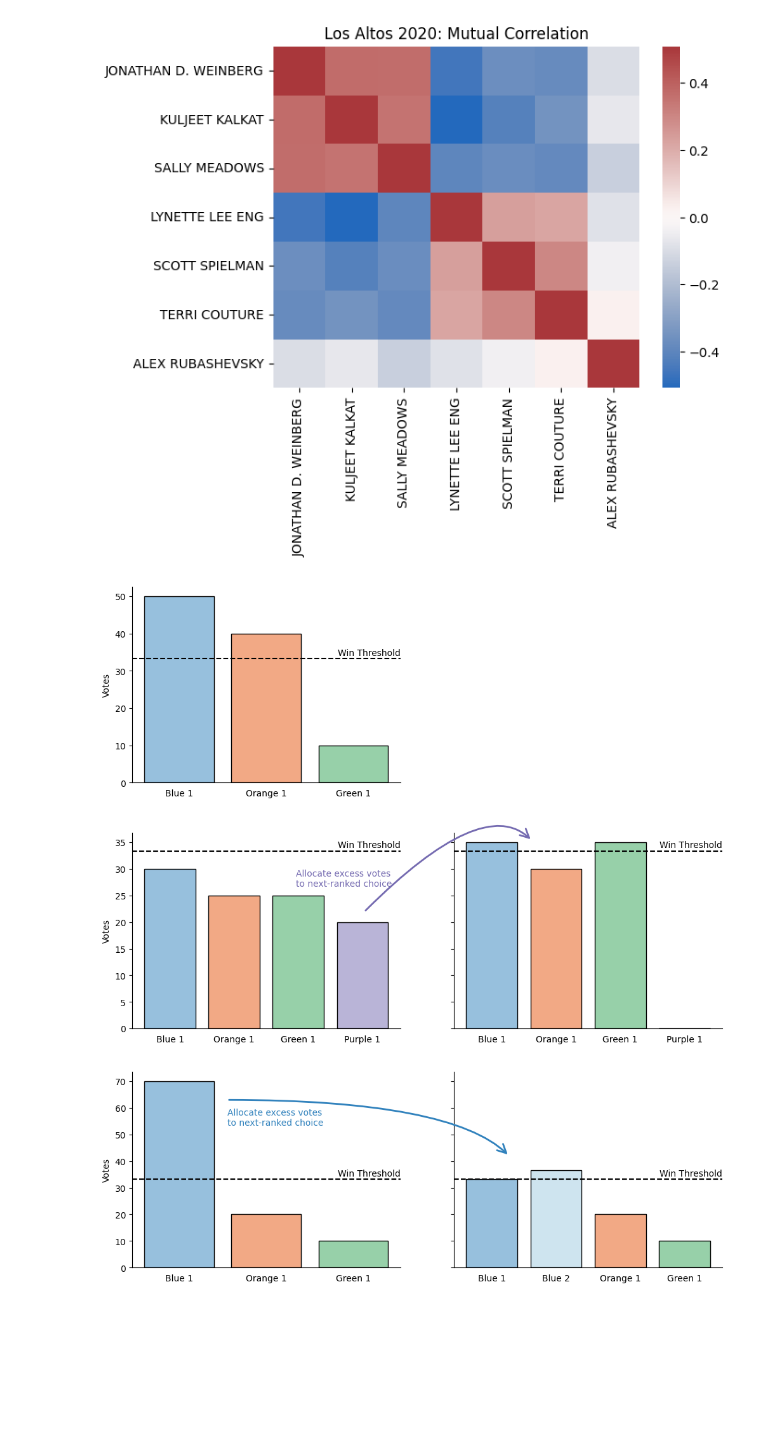
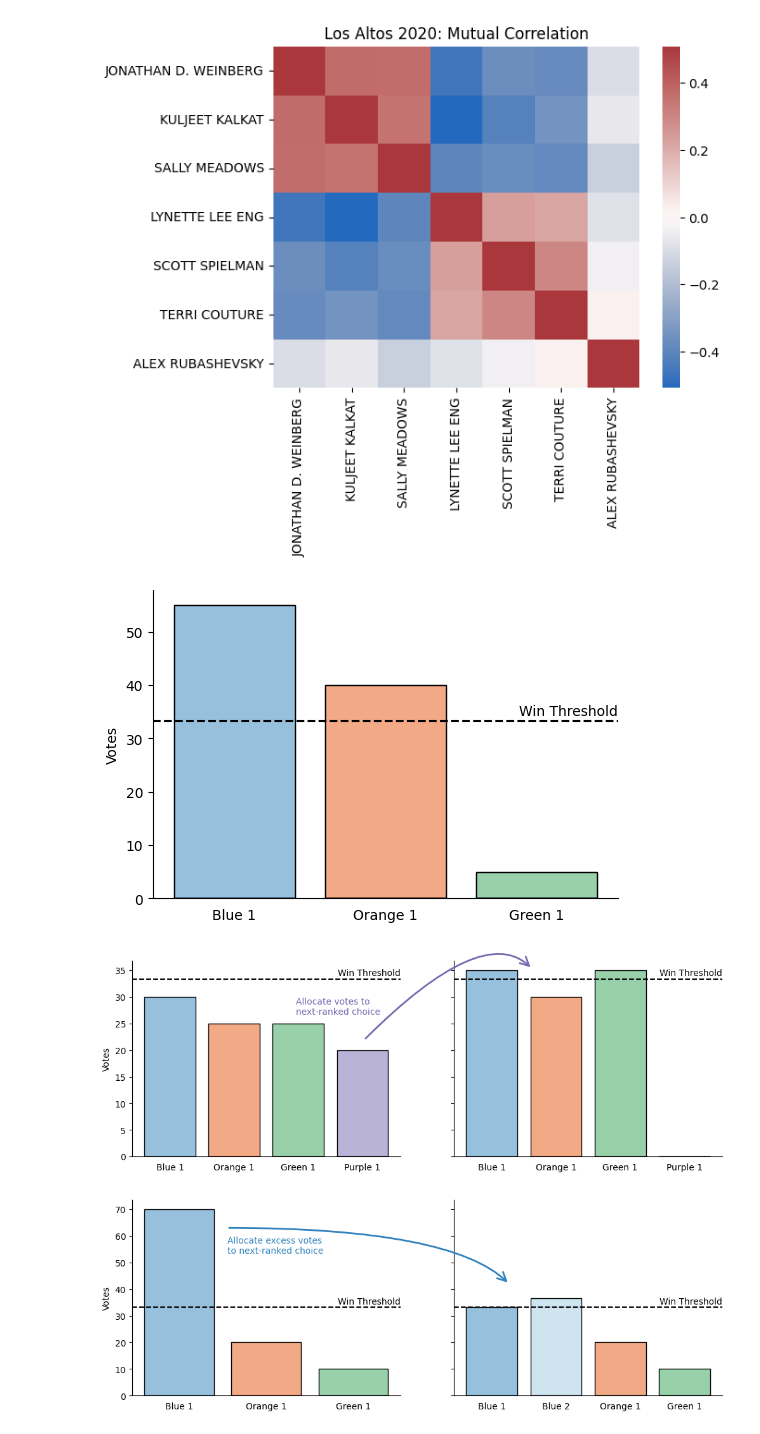
Before and after one commit to chrisroat/voters_choice, a Jupyter notebook: voters_choice.ipynb, the cells around one changed output. Drawn from its saved outputs; the diff is of its cells as text; code cells hidden in the pictures; blank space fills up the shorter version.

Commit message:
Plot updates

```diff
--- a/voters_choice.ipynb
+++ b/voters_choice.ipynb
@@ -31,7 +31,8 @@ def plot_lines(lines, ax):
         ax.text(text_x, level*1.01, text, va="bottom", ha="right")
 
 
-def plot_arrow(fig, posA, posB, color="Blue", txt_pos=None, angleA=0):
+DEFAULT_ARROW_TEXT = "Allocate excess votes\nto next-ranked choice"
+def plot_arrow(fig, posA, posB, color="Blue", txt_pos=None, angleA=0, arrow_text=DEFAULT_ARROW_TEXT):
     arrow = patches.FancyArrowPatch(posA=posA, posB=posB,
                                     color=colors[color][0],
                                     arrowstyle="->, head_width=5, head_length=10",
@@ -41,10 +42,13 @@ def plot_arrow(fig, posA, posB, color="Blue", txt_pos=None, angleA=0):
     fig.patches.append(arrow)
 
     if txt_pos:
-        fig.text(*txt_pos, "Allocate excess votes\nto next-ranked choice", color=colors[color][0])
+        fig.text(*txt_pos, arrow_text, color=colors[color][0])
 
 def make_plot(cands0, lines0, cands1=None, lines1=None, **kwargs):
-    fig, (ax0, ax1) = plt.subplots(nrows=1, ncols=2, figsize=(12,4), sharey=True)
+    if cands1:
+        fig, (ax0, ax1) = plt.subplots(nrows=1, ncols=2, figsize=(12,4), sharey=True)
+    else:
+        fig, ax0 = plt.subplots(nrows=1, ncols=1, figsize=(6,4))
 
     plot_election(cands0, ax0)
     plot_lines(lines0, ax0)
@@ -52,8 +56,6 @@ def make_plot(cands0, lines0, cands1=None, lines1=None, **kwargs):
     if cands1:
         plot_election(cands1, ax1)
         plot_lines(lines1, ax1)
-    else:
-        ax1.axis("off")
 
     if len(kwargs):
         plot_arrow(**kwargs, fig=fig)
@@ -72,11 +74,11 @@ ax.set(xlabel="", ylabel="", title="Los Altos 2020: Mutual Correlation");
 # %% [output]
 [figure]
 # %%
-candidates = [("Blue 1", 50), ("Orange 1", 40), ("Green 1", 10)]
+candidates = [("Blue 1", 55), ("Orange 1", 40), ("Green 1", 5)]
 lines = [(33.33, threshold_text),]
 make_plot(candidates, lines)
 # %% [output]
-[figure, old version]
+[figure, new version]
 # %%
 candidates0 = [("Blue 1", 30), ("Orange 1", 25), ("Green 1", 25), ("Purple 1", 20)]
 lines0 = [(33.33, threshold_text),]
@@ -84,9 +86,10 @@ candidates1 = [("Blue 1", 35), ("Orange 1", 30), ("Green 1", 35), ("Purple 1", 0
 lines1 = [(33.33, threshold_text),]
 posA, posB = (0.43, 0.57), (0.65, 0.85)
 txt_pos = (0.34, 0.67)
-make_plot(candidates0, lines0, candidates1, lines1, posA=posA, posB=posB, angleA=45, color="Purple", txt_pos=txt_pos)
+make_plot(candidates0, lines0, candidates1, lines1, posA=posA, posB=posB, angleA=45,
+          color="Purple", txt_pos=txt_pos, arrow_text="Allocate votes to\nnext-ranked choice")
 # %% [output]
-[figure, old version]
+[figure, new version]
 # %%
 candidates0 = [("Blue 1", 70), ("Orange 1", 20), ("Green 1", 10)]
 lines0 = [(33.33, threshold_text)]
```
Also changed, not shown: parts of 2 cells of this notebook.
